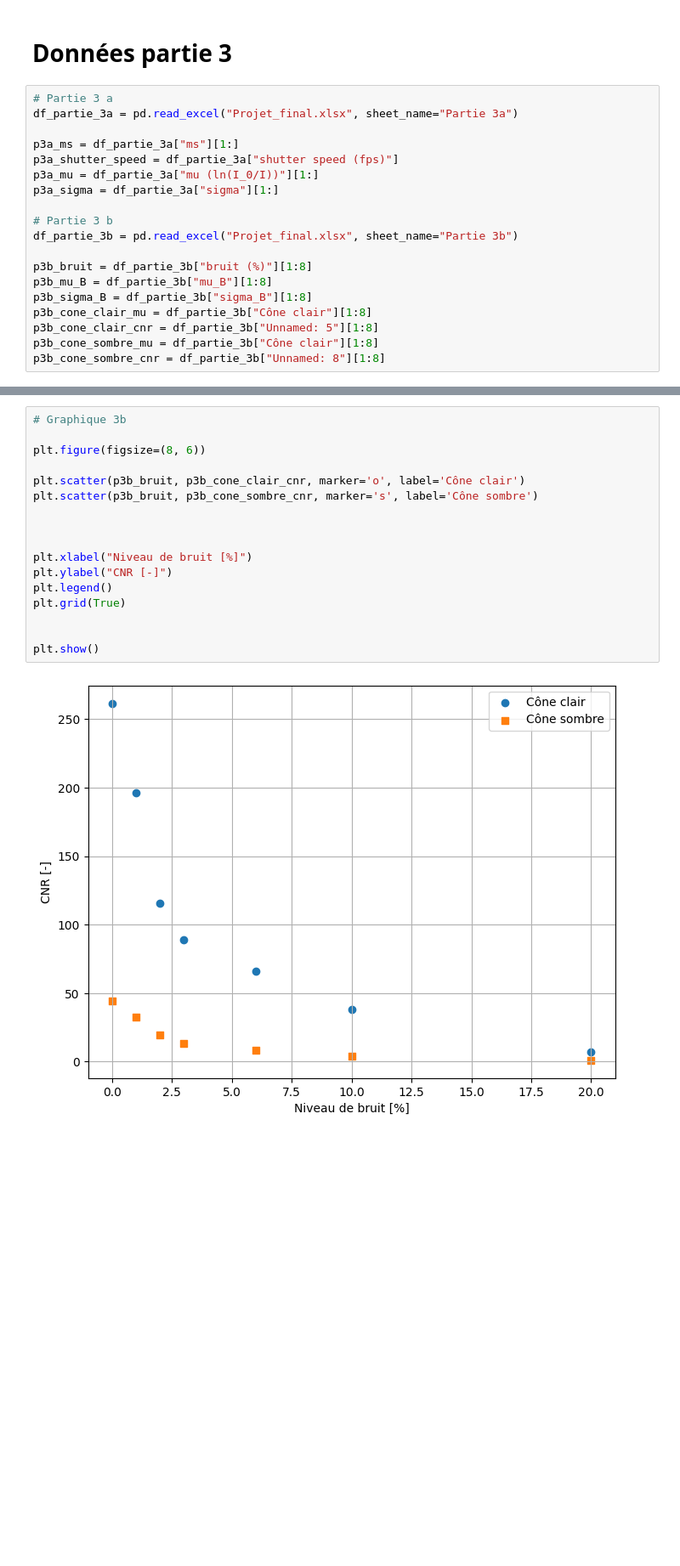
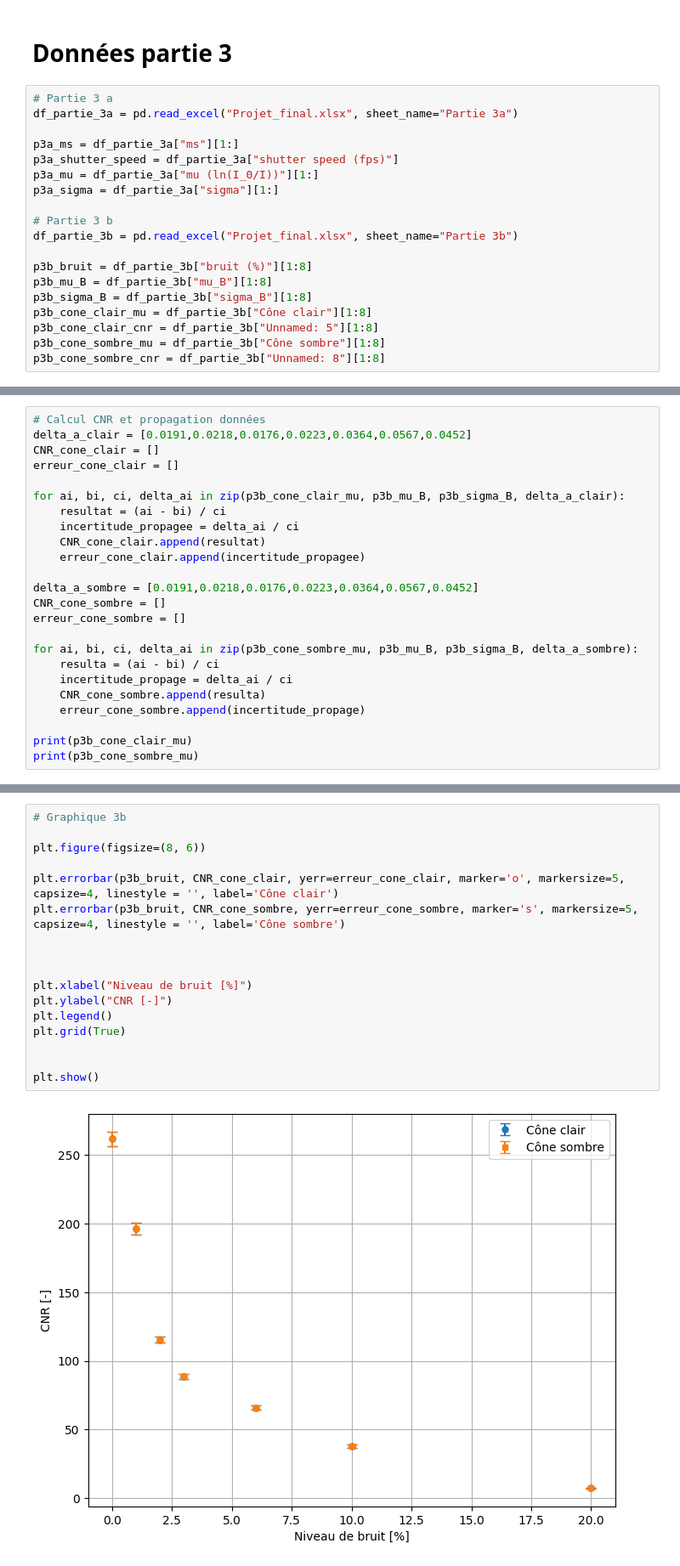
Before and after one commit to felixantoine1/labV_projet, a Jupyter notebook: analyse_partie3.ipynb, the cells around one changed output, grey strips where cells are left out. Shown at 85% size. Saved outputs shown, nothing was run; the diff lists cells and outputs as text; blank space fills up the shorter version.

```diff
--- a/analyse_partie3.ipynb
+++ b/analyse_partie3.ipynb
@@ -66,5 +66,5 @@ p3b_mu_B = df_partie_3b["mu_B"][1:8]
 p3b_sigma_B = df_partie_3b["sigma_B"][1:8]
 p3b_cone_clair_mu = df_partie_3b["Cône clair"][1:8]
 p3b_cone_clair_cnr = df_partie_3b["Unnamed: 5"][1:8]
-p3b_cone_sombre_mu = df_partie_3b["Cône clair"][1:8]
+p3b_cone_sombre_mu = df_partie_3b["Cône sombre"][1:8]
 p3b_cone_sombre_cnr = df_partie_3b["Unnamed: 8"][1:8]
@@ -113,3 +115,27 @@ plt.grid(True)
 plt.show()
 # %% [output]
 [figure]
+# %%
+# Calcul CNR et propagation données
+delta_a_clair = [0.0191,0.0218,0.0176,0.0223,0.0364,0.0567,0.0452]
+CNR_cone_clair = []
+erreur_cone_clair = []
+
+for ai, bi, ci, delta_ai in zip(p3b_cone_clair_mu, p3b_mu_B, p3b_sigma_B, delta_a_clair):
+    resultat = (ai - bi) / ci
+    incertitude_propagee = delta_ai / ci
+    CNR_cone_clair.append(resultat)
+    erreur_cone_clair.append(incertitude_propagee)
+
+delta_a_sombre = [0.0191,0.0218,0.0176,0.0223,0.0364,0.0567,0.0452]
+CNR_cone_sombre = []
+erreur_cone_sombre = []
+
+for ai, bi, ci, delta_ai in zip(p3b_cone_sombre_mu, p3b_mu_B, p3b_sigma_B, delta_a_sombre):
+    resulta = (ai - bi) / ci
+    incertitude_propage = delta_ai / ci
+    CNR_cone_sombre.append(resulta)
+    erreur_cone_sombre.append(incertitude_propage)
+
+print(p3b_cone_clair_mu)
+print(p3b_cone_sombre_mu)
@@ -116,19 +159,19 @@ plt.show()
 # %%
 # Graphique 3b
 
 plt.figure(figsize=(8, 6))
 
-plt.scatter(p3b_bruit, p3b_cone_clair_cnr, marker='o', label='Cône clair')
-plt.scatter(p3b_bruit, p3b_cone_sombre_cnr, marker='s', label='Cône sombre')
+plt.errorbar(p3b_bruit, CNR_cone_clair, yerr=erreur_cone_clair, marker='o', markersize=5, capsize=4, linestyle = '', label='Cône clair')
+plt.errorbar(p3b_bruit, CNR_cone_sombre, yerr=erreur_cone_sombre, marker='s', markersize=5, capsize=4, linestyle = '', label='Cône sombre')
 
 
 
 plt.xlabel("Niveau de bruit [%]")
 plt.ylabel("CNR [-]")
 plt.legend()
 plt.grid(True)
 
 
 plt.show()
 # %% [output]
-[figure, old version]
+[figure, new version]
```
Also changed, not shown: parts of 2 cells of this notebook.
